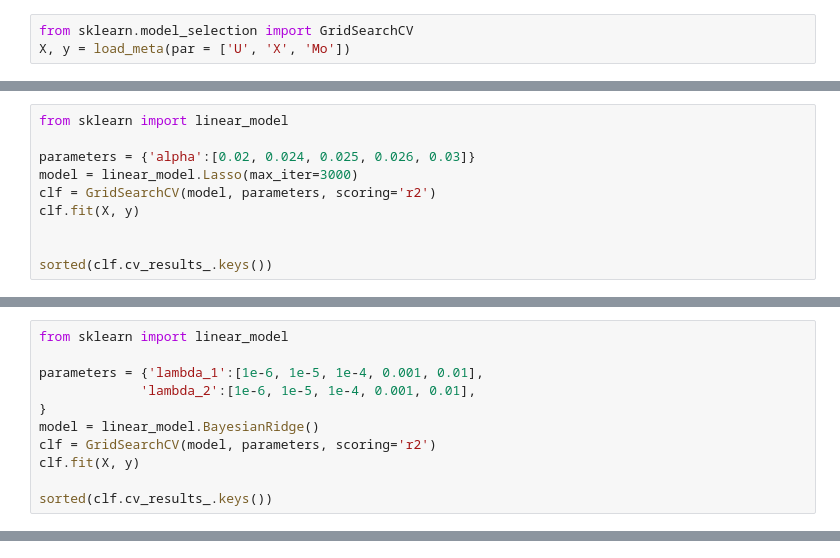
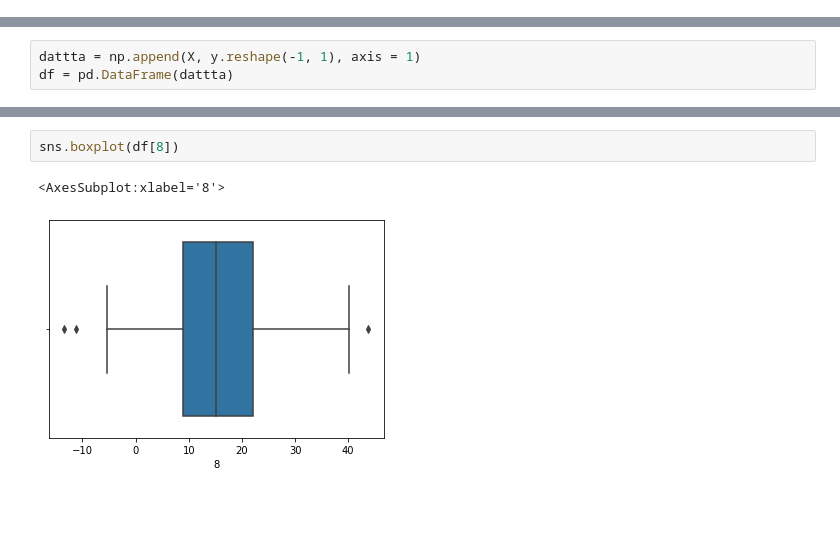
Before and after one commit to Abdigal1/LIIARPI_1, a Jupyter notebook: Untitled.ipynb, the cells around one changed output, grey strips where cells are left out. Drawn from its saved outputs; the diff is of its cells as text; blank space fills up the shorter version.

```diff
--- a/Untitled.ipynb
+++ b/Untitled.ipynb
@@ -170,3 +44,0 @@ models
-# %%
-from sklearn.model_selection import GridSearchCV
-X, y = load_meta(par = ['U', 'X', 'Mo'])
@@ -175,10 +44,0 @@ X, y = load_meta(par = ['U', 'X', 'Mo'])
-# %%
-from sklearn import linear_model
-
-parameters = {'alpha':[0.02, 0.024, 0.025, 0.026, 0.03]}
-model = linear_model.Lasso(max_iter=3000)
-clf = GridSearchCV(model, parameters, scoring='r2')
-clf.fit(X, y)
-
-
-sorted(clf.cv_results_.keys())
@@ -216,11 +44,0 @@ result
-# %%
-from sklearn import linear_model
-
-parameters = {'lambda_1':[1e-6, 1e-5, 1e-4, 0.001, 0.01],
-             'lambda_2':[1e-6, 1e-5, 1e-4, 0.001, 0.01],
-}
-model = linear_model.BayesianRidge()
-clf = GridSearchCV(model, parameters, scoring='r2')
-clf.fit(X, y)
-
-sorted(clf.cv_results_.keys())
@@ -267,0 +45,3 @@ len(X)
+# %%
+dattta = np.append(X, y.reshape(-1, 1), axis = 1)
+df = pd.DataFrame(dattta)
@@ -267,0 +64,5 @@ len(X)
+# %%
+sns.boxplot(df[8])
+# %% [output]
+<AxesSubplot:xlabel='8'>
+[figure, added]
```
Also changed, not shown: parts of 25 cells of this notebook, 1 other file.
